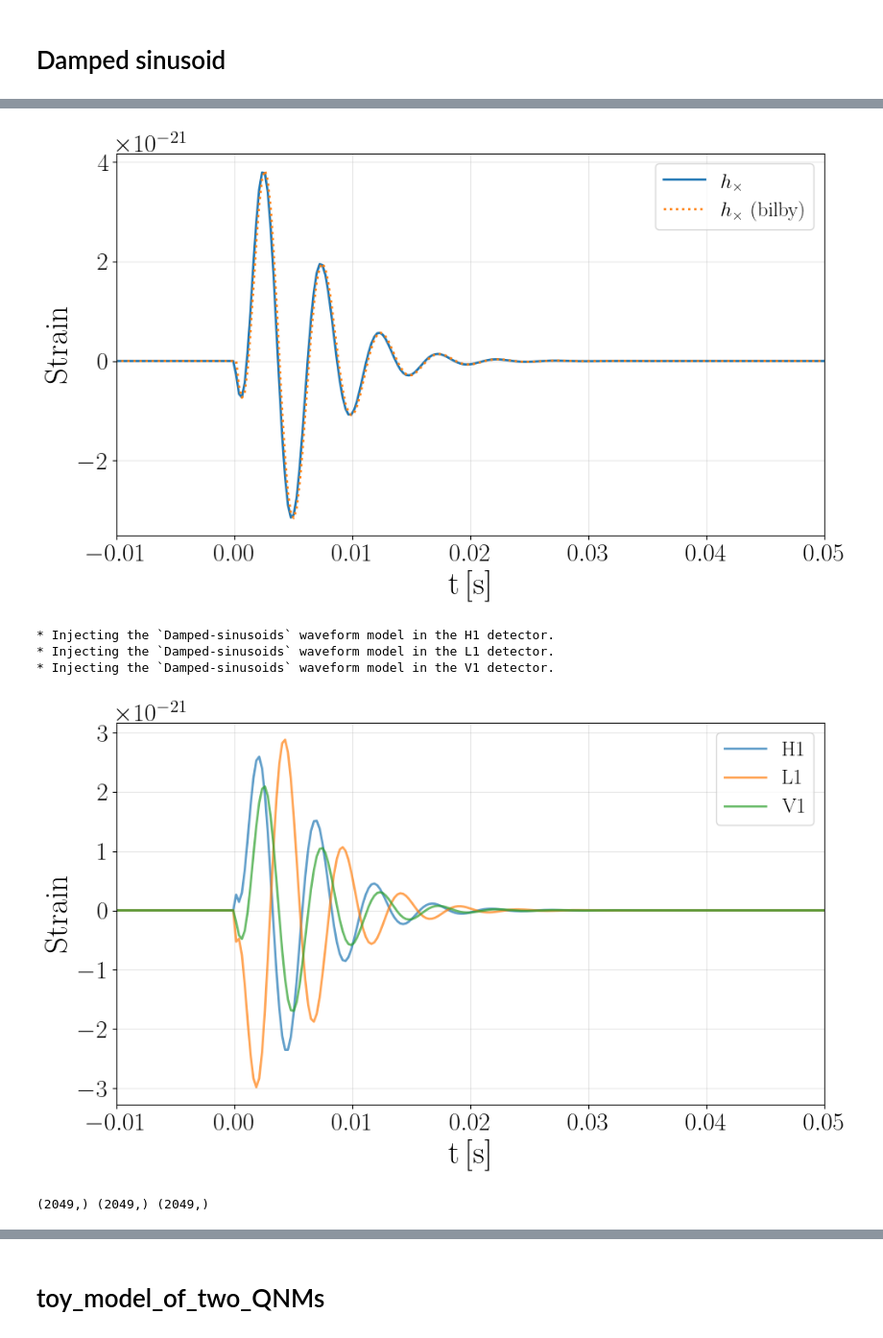
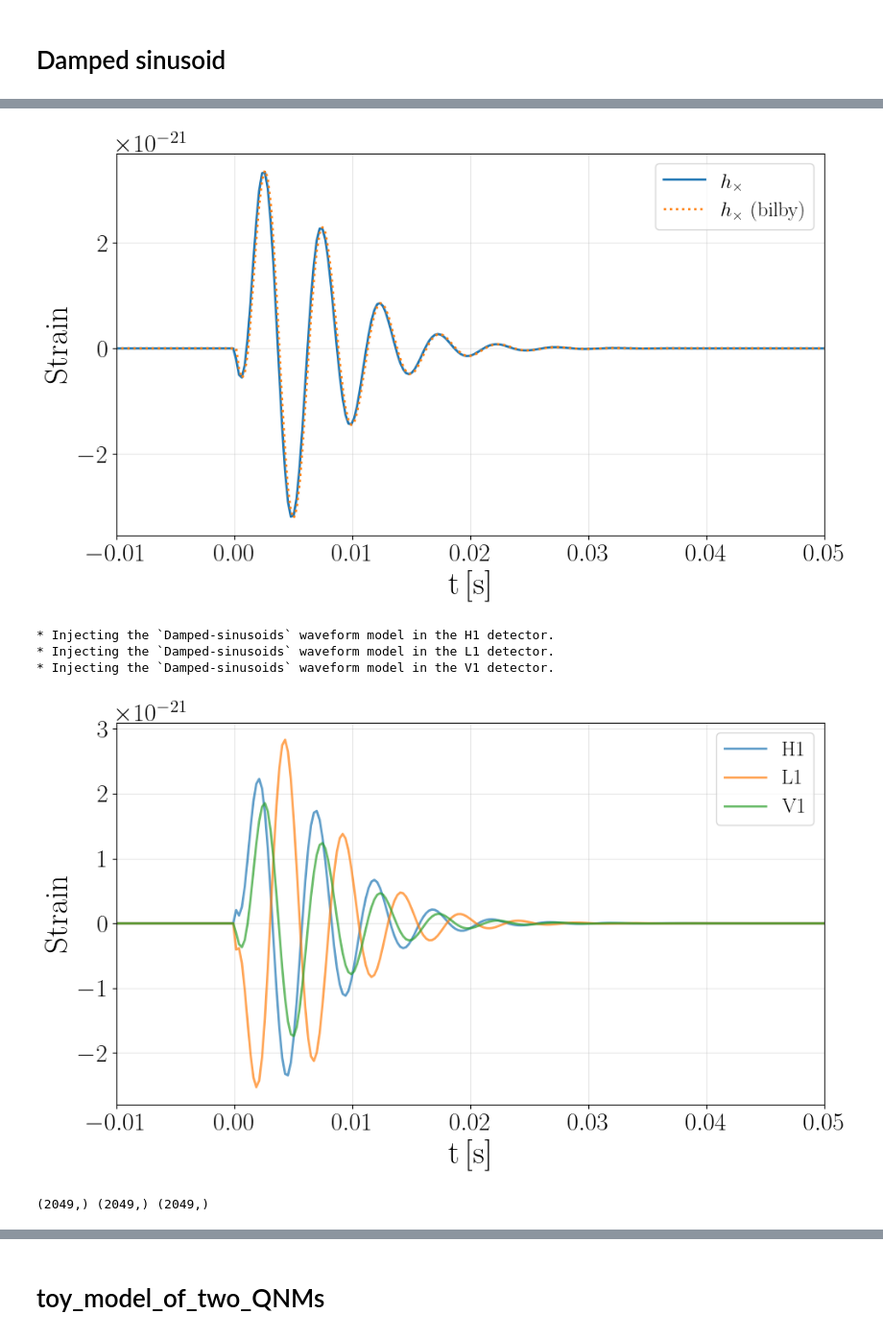
Before and after one commit to Hayato-Imafuku/ringdown, a Jupyter notebook: plot_pyring_bilby_waveform.ipynb, the cells around one changed output, grey strips where cells are left out. Shown at 96% size. Cells and saved outputs as stored; diff of their text form; code cells hidden in the pictures.

```diff
--- a/plot_pyring_bilby_waveform.ipynb
+++ b/plot_pyring_bilby_waveform.ipynb
@@ -173,10 +173,10 @@ def inject_pyring_waveform(config_file_bilby, config_file_pyring=None, plot_bilb
     A1 = np.abs(A1_complex) / 1e-20
     phi1_from_amp = np.angle(A1_complex)
     phi1 = float(config_injection_bilby['phiA']) + phi1_from_amp
-    A2_complex = - A * (1 + alpha * delta_w) / delta_w
+    A2_complex = - A * (1 + alpha * np.exp(1j*float(config_injection_bilby['phialpha'])) * delta_w) / delta_w
     A2 = np.abs(A2_complex) / 1e-20
     phi2_from_amp = np.angle(A2_complex)
-    phi2 = float(config_injection_bilby['phialpha']) + phi2_from_amp
+    phi2 = float(config_injection_bilby['phiA']) + phi2_from_amp
 
     bilby.core.utils.logger.info('A1 : {} * 1e-20'.format(A1))
     bilby.core.utils.logger.info('A2 : {} * 1e-20'.format(A2))
@@ -538,12 +538,12 @@ def inject_pyring_waveform(config_file_bilby, config_file_pyring=None, plot_bilb
         print(f"  Bilby : F+={fp_bilby:.4f}, Fx={fc_bilby:.4f}")
         print(f"  LAL   : F+={fp_lal:.4f}, Fx={fc_lal:.4f}")
 # %%
-label = 'shiftIm_to_220_dw0.1w1_snr100_DSparam'
+# label = 'shiftIm_to_220_dw0.1w1_snr100_DSparam'
 # label = 'shiftIm_to_220_dw0.01w1_snr100_DSparam'
 # label = 'shiftIm_to_220_dw0.001w1_snr100_DSparam'
 # label = 'shiftRe_to_220_dw0.1w1_snr100_DSparam'
 # label = 'shiftRe_to_220_dw0.01w1_snr100_DSparam'
-# label = 'shiftRe_to_220_dw0.001w1_snr100_DSparam'
+label = 'shiftRe_to_220_dw0.001w1_snr100_DSparam'
 
 config_file_bilby = f'./run_bilby/config/{label}_Heaviside.ini'
 config_file_pyring = f'./run_pyring/config/pyring_{label}.ini'
@@ -582,6 +582,6 @@ t_t_1 = 0.0
-[figure, old version]
+[figure, new version]
 * Injecting the `Damped-sinusoids` waveform model in the H1 detector.
 * Injecting the `Damped-sinusoids` waveform model in the L1 detector.
 * Injecting the `Damped-sinusoids` waveform model in the V1 detector.
-[figure, old version]
+[figure, new version]
 (2049,) (2049,) (2049,)
```
Also changed, not shown: parts of 3 cells of this notebook, 28 other files.
